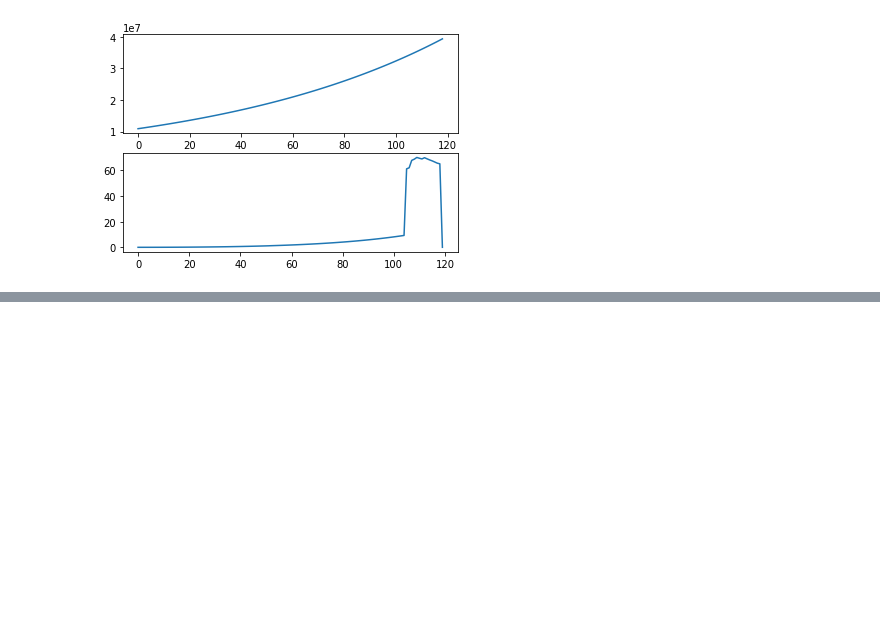
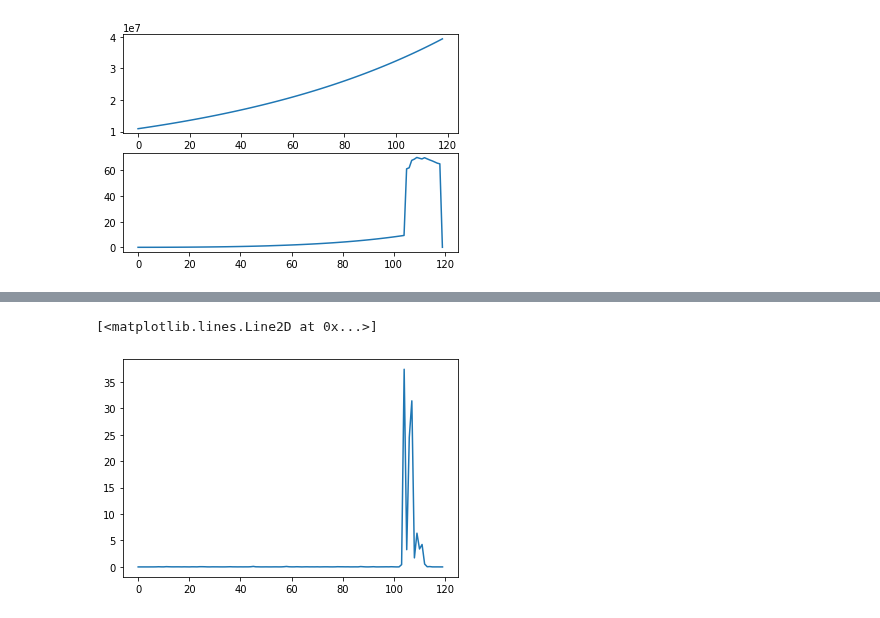
Before and after one commit to ai4sre/meltria-analyzer, a Jupyter notebook: notebooks/ar-based-ad.ipynb, the cells around one changed output, grey strips where cells are left out. Cells and saved outputs as stored; diff of their text form; code cells hidden in the pictures; blank space fills up the shorter version.

```diff
--- a/notebooks/ar-based-ad.ipynb
+++ b/notebooks/ar-based-ad.ipynb
@@ -368,0 +398,5 @@ Outliers:  [(100, 8.134389), (101, 8.402392), (102, 8.677739), (103, 8.960608),
+# %%
+plt.plot(scores)
+# %% [output]
+[<matplotlib.lines.Line2D at 0x...>]
+[figure, added]
```
Also changed, not shown: parts of 5 cells of this notebook.
